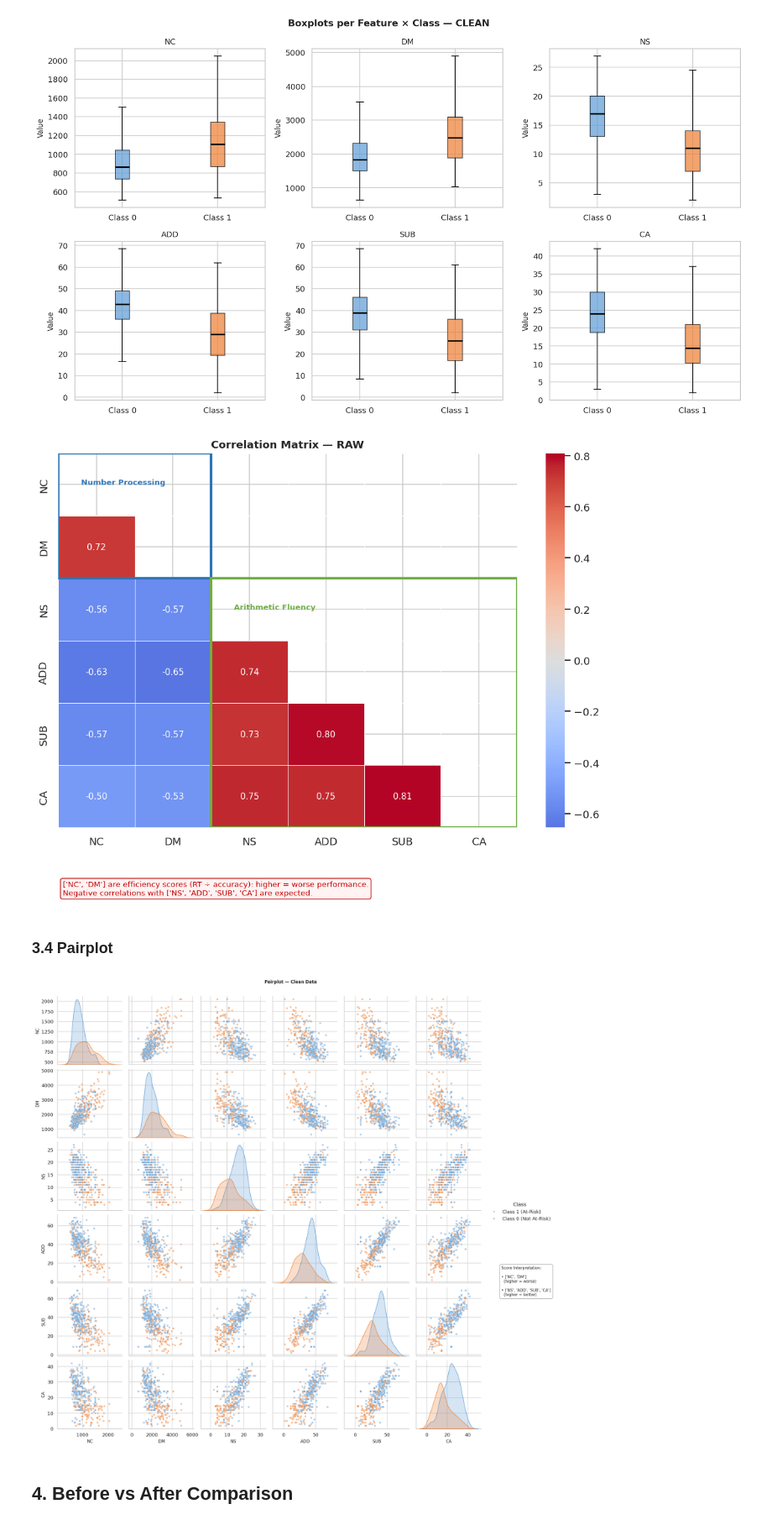
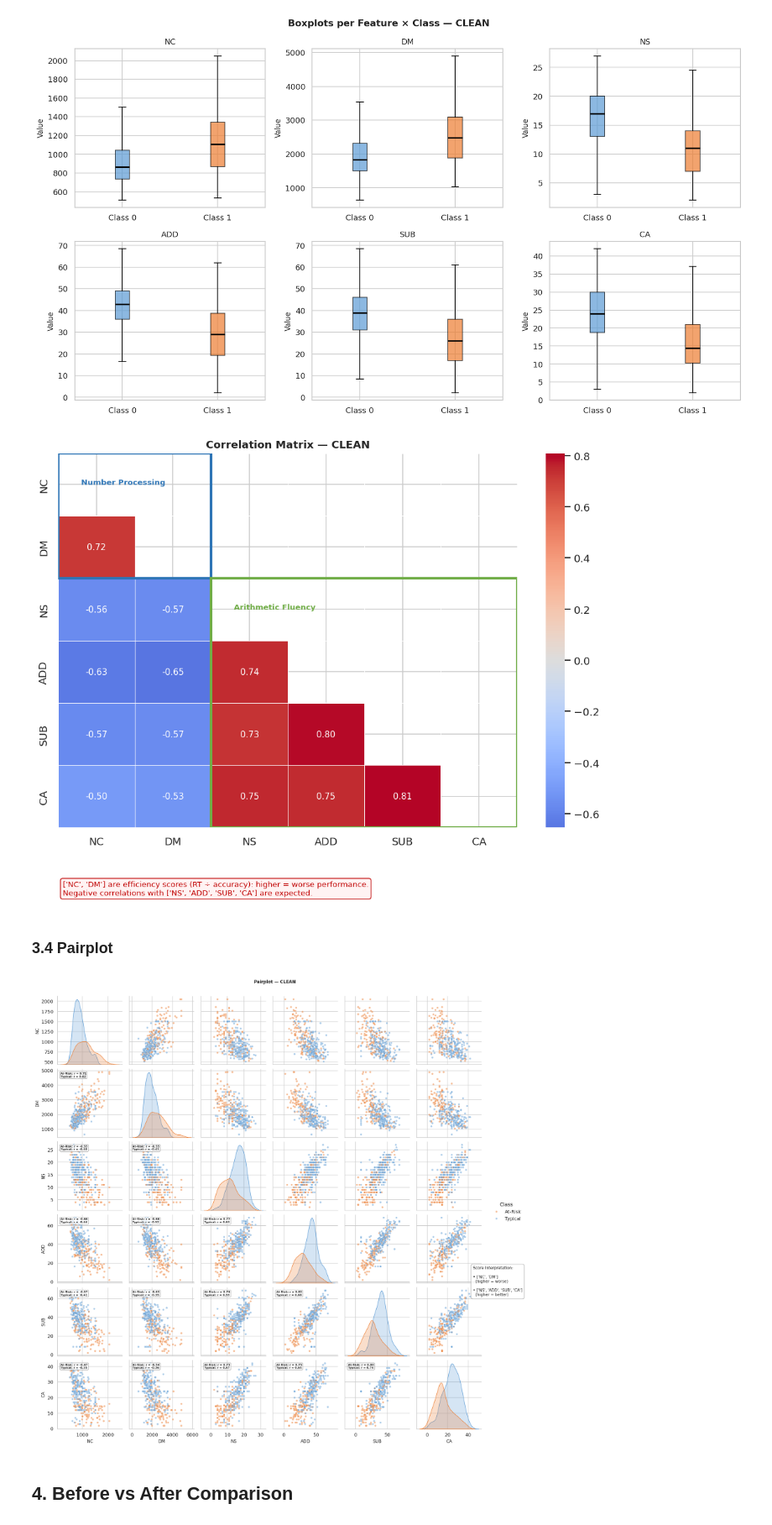
Before and after one commit to DysCalc/DysCalc-ML-Development, a Jupyter notebook: notebooks/dataset_analysis.ipynb, the cells around one changed output. Shown at 84% size. Cells and saved outputs as stored; diff of their text form; code cells hidden in the pictures.

```diff
--- a/notebooks/dataset_analysis.ipynb
+++ b/notebooks/dataset_analysis.ipynb
@@ -138,7 +184,7 @@ for i, col in enumerate(FEATURE_COLUMNS):
         # Histogram (keep sentinels visible)
         ax.hist(
             data, bins=25, alpha=0.5, color=color,
-            label=f'Class {label} ({["Not At-Risk","At-Risk"][label]})',
+            label=f'Class {label} ({["Typical","At-Risk"][label]})',
             edgecolor='white', density=True
         )
 
@@ -682,7 +758,7 @@ mask = np.triu(np.ones_like(corr_clean, dtype=bool))
 sns.heatmap(corr_clean, mask=mask, annot=True, fmt='.2f', cmap='coolwarm',
     center=0, linewidths=0.5, ax=ax, annot_kws={'size': 9})
 
-ax.set_title('Correlation Matrix — RAW', fontweight='bold')
+ax.set_title('Correlation Matrix — CLEAN', fontweight='bold')
 
 # --- Dynamic mapping ---
 col_index = {col: i for i, col in enumerate(corr_clean.columns)}
@@ -731,29 +807,62 @@ ax.text(
 plt.tight_layout()
 plt.show()
 # %% [output]
-[figure, old version]
+[figure, new version]
 # %% [markdown]
 ### 3.4 Pairplot
 # %%
 pair_df_c = df_clean.copy()
-pair_df_c['Class'] = pair_df_c['Label'].map({0: 'Class 0 (Not At-Risk)', 1: 'Class 1 (At-Risk)'})
+pair_df_c["Class"] = pair_df_c["Label"].map({
+    0: "Typical",
+    1: "At-Risk"
+})
 
-g = sns.pairplot(pair_df_c, vars=[*NUMBER_PROCESSING, *ARITHMETIC_FLUENCY], hue='Class',
-                 palette={'Class 0 (Not At-Risk)': TYPICAL_COLOR, 'Class 1 (At-Risk)': AT_RIST_COLOR},
-                 diag_kind='kde', plot_kws={'alpha': 0.5, 's': 20})
+FEATURES = [*NUMBER_PROCESSING, *ARITHMETIC_FLUENCY]
+
+g = sns.pairplot(
+    pair_df_c,
+    vars=FEATURES,
+    hue="Class",
+    palette={
+        "Typical": TYPICAL_COLOR,
+        "At-Risk": AT_RIST_COLOR
+    },
+    diag_kind="kde",
+    plot_kws={"alpha": 0.5, "s": 20}
+)
+
+# Add class-specific Pearson r values
+add_class_specific_corr(
+    g=g,
+    df=pair_df_c,
+    features=FEATURES,
+    class_col="Class"
+)
+
 g.figure.suptitle(
-    'Pairplot — Clean Data',
-    y=1.02, fontweight='bold', fontsize=10)
+    "Pairplot — CLEAN",
+    y=1.02,
+    fontweight="bold",
+    fontsize=10
+)
 
 g.figure.text(
     0.9, 0.4,
     f"Score Interpretation:\n\n• {NUMBER_PROCESSING}\n  (higher = worse)\n\n• {ARITHMETIC_FLUENCY}\n  (higher = better)",
-    ha='left', va='top', fontsize=9,
-    bbox=dict(boxstyle='round,pad=0.5', facecolor='white', edgecolor='gray', alpha=0.8)
+    ha="left",
+    va="top",
+    fontsize=9,
+    bbox=dict(
+        boxstyle="round,pad=0.5",
+        facecolor="white",
+        edgecolor="gray",
+        alpha=0.8
+    )
 )
+
 plt.show()
 # %% [output]
-[figure, old version]
+[figure, new version]
 # %% [markdown]
 ## 4. Before vs After Comparison
 # %% [markdown]
```
Also changed, not shown: parts of 13 cells of this notebook, 11 other files.
